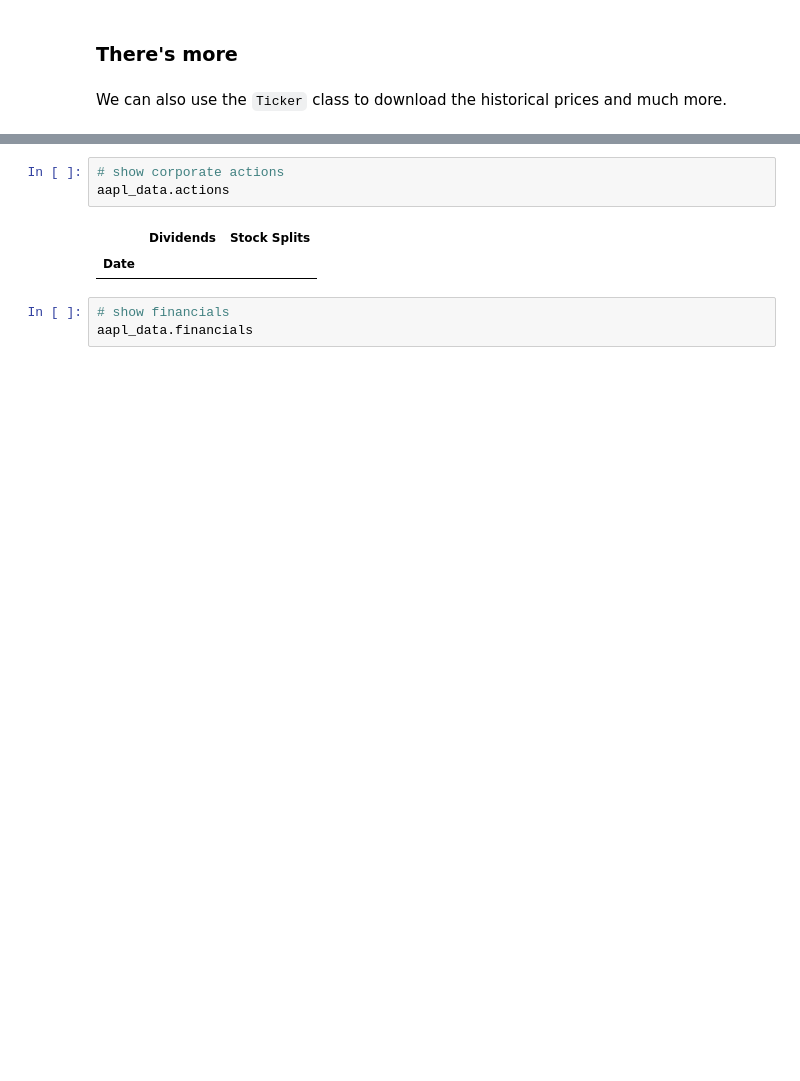
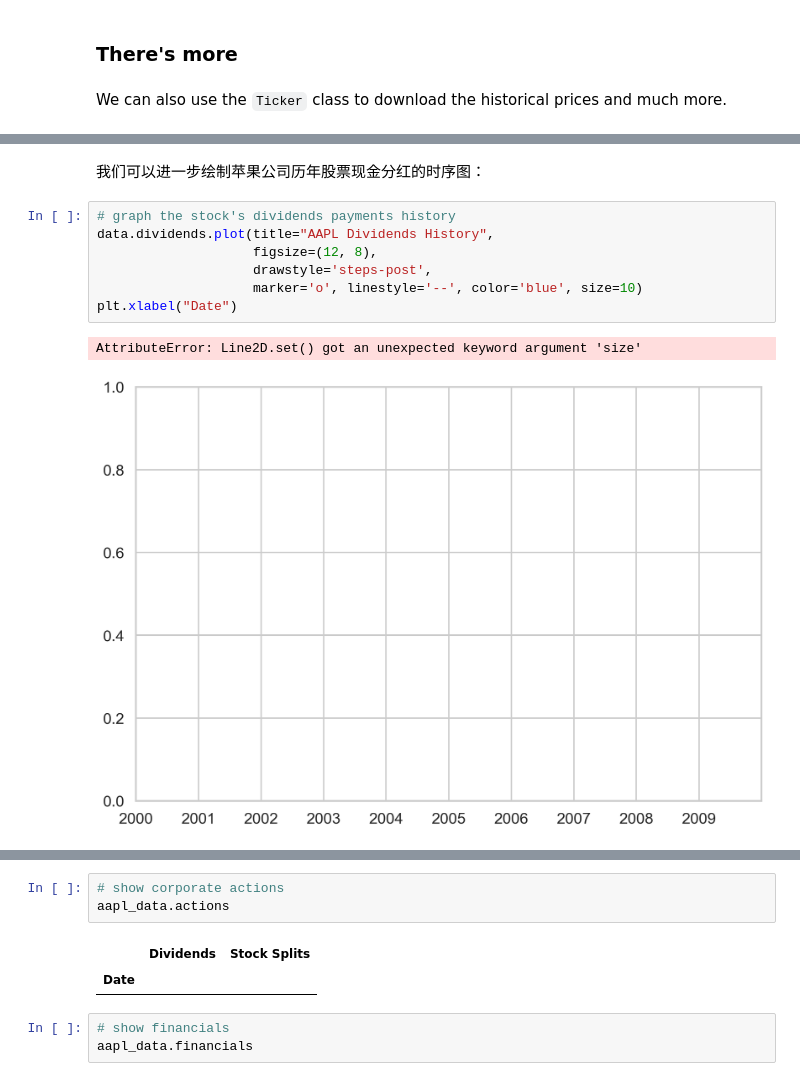
Before and after one commit to arlionn/Python-for-Finance-Cookbook-2E, a Jupyter notebook: 01_acquiring_financial_data/chapter_1.ipynb, the cells around one changed output, grey strips where cells are left out. Cells and saved outputs as stored; diff of their text form; blank space fills up the shorter version.

```diff
--- a/01_acquiring_financial_data/chapter_1.ipynb
+++ b/01_acquiring_financial_data/chapter_1.ipynb
@@ -88,0 +222,12 @@ aapl_data.history()
+# %% [markdown]
+我们可以进一步绘制苹果公司历年股票现金分红的时序图：
+# %%
+# graph the stock's dividends payments history
+data.dividends.plot(title="AAPL Dividends History",
+                    figsize=(12, 8),
+                    drawstyle='steps-post',
+                    marker='o', linestyle='--', color='blue', size=10)
+plt.xlabel("Date")
+# %% [output]
+AttributeError: Line2D.set() got an unexpected keyword argument 'size'
+[figure, added]
```
Also changed, not shown: parts of 22 cells of this notebook, 1 other file.
